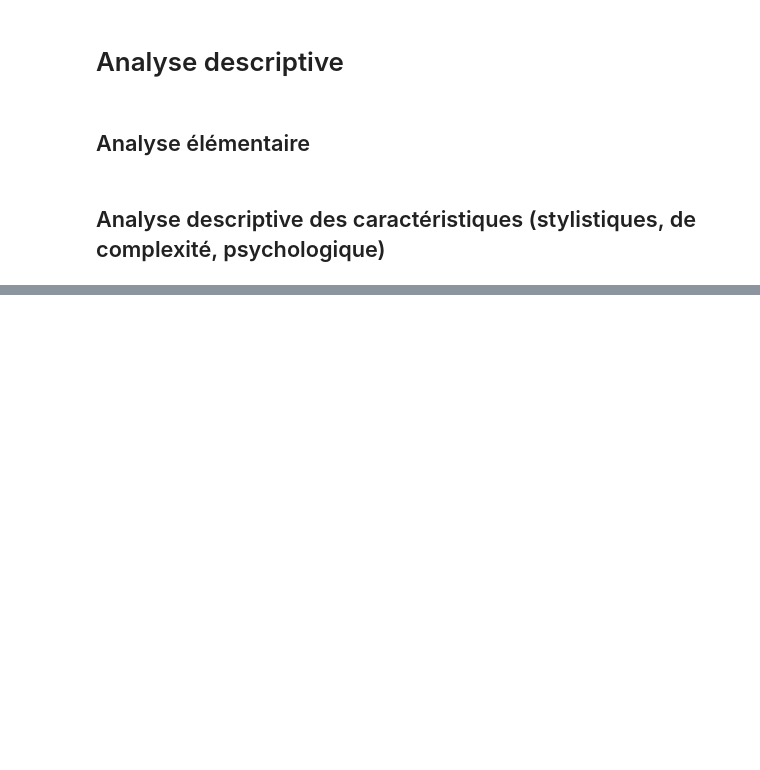
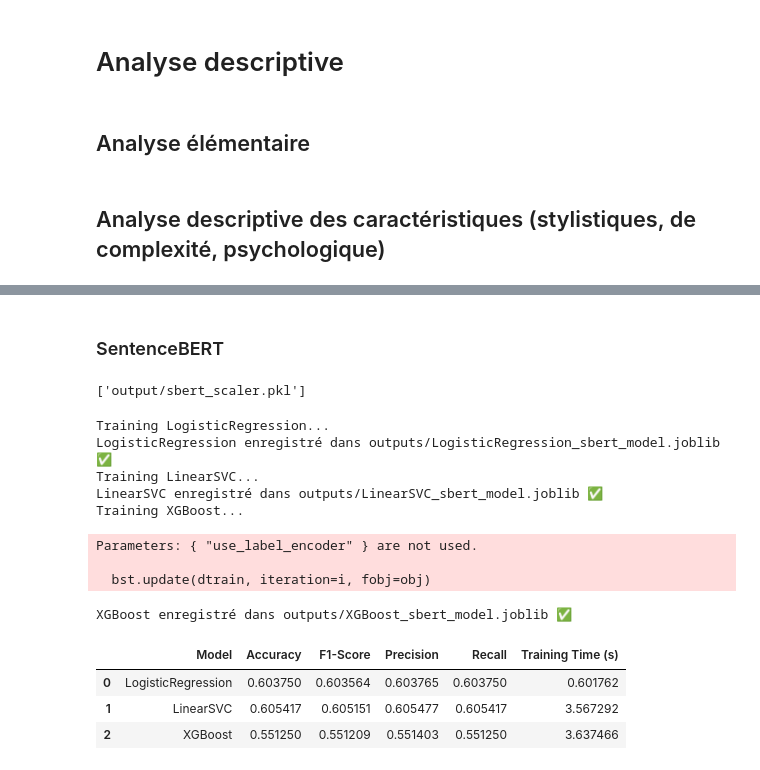
Before and after one commit to AminaManseur29/ENSAE_NLP_project, a Jupyter notebook: notebook.ipynb, the cells around one changed output, grey strips where cells are left out. Cells and saved outputs as stored; diff of their text form; code cells hidden in the pictures; blank space fills up the shorter version.

```diff
--- a/notebook.ipynb
+++ b/notebook.ipynb
@@ -772,0 +1013,79 @@ disp.plot()
+# %% [markdown]
+### SentenceBERT
+# %%
+x_train_sbert = train_df['sbert_embedding']
+y_train_sbert = train_df['labels']
+# %%
+x_test_sbert = test_df['sbert_embedding']
+y_test_sbert = test_df['labels']
+# %%
+# Normalisation des embeddings
+scaler = StandardScaler()
+x_train_sbert_scaled = scaler.fit_transform(np.array(x_train_sbert.to_list()))
+x_test_sbert_scaled = scaler.transform(np.array(x_test_sbert.to_list()))
+# %%
+# Sauvegarde du scaler
+joblib.dump(scaler, 'output/sbert_scaler.pkl')
+# %% [output]
+['output/sbert_scaler.pkl']
+# %%
+y_test_sbert = np.array(y_test_sbert.to_list())
+y_train_sbert = np.array(y_train_sbert.to_list())
+# %%
+# Définir tes modèles
+models = {
+    "LogisticRegression": LogisticRegression(max_iter=1000, random_state=42),
+    "LinearSVC": LinearSVC(max_iter=10000, random_state=42),
+    "XGBoost": XGBClassifier(use_label_encoder=False, eval_metric='logloss', random_state=42)
+}
+
+# Pour stocker les résultats
+results = []
+
+# Créer dossier output si pas encore créé
+os.makedirs('outputs/sbert', exist_ok=True)
+
+# Entraîner et évaluer chaque modèle
+for name, model in models.items():
+    print(f"Training {name}...")
+    start_time = time.time()
+    model.fit(x_train_sbert_scaled, y_train_sbert)
+    training_time = time.time() - start_time
+    y_pred = model.predict(x_test_sbert_scaled)
+
+    acc = accuracy_score(y_test_sbert, y_pred)
+    f1 = f1_score(y_test_sbert, y_pred, average="weighted")
+    precision = precision_score(y_test_sbert, y_pred, average="weighted")
+    recall = recall_score(y_test_sbert, y_pred, average="weighted")
+
+    # Stocker les résultats
+    results.append({
+        "Model": name,
+        "Accuracy": acc,
+        "F1-Score": f1,
+        "Precision": precision,
+        "Recall": recall,
+        "Training Time (s)": training_time
+    })
+
+     # Sauvegarder le modèle entraîné
+    joblib.dump(model, f"outputs/{name}_sbert_model.joblib")
+    print(f"{name} enregistré dans outputs/{name}_sbert_model.joblib ✅")
+
+# Mettre en forme dans un tableau
+results_df_sbert = pd.DataFrame(results)
+display(results_df_sbert)
+# %% [output]
+Training LogisticRegression...
+LogisticRegression enregistré dans outputs/LogisticRegression_sbert_model.joblib ✅
+Training LinearSVC...
+LinearSVC enregistré dans outputs/LinearSVC_sbert_model.joblib ✅
+Training XGBoost...
+Parameters: { "use_label_encoder" } are not used.
+
+  bst.update(dtrain, iteration=i, fobj=obj)
+XGBoost enregistré dans outputs/XGBoost_sbert_model.joblib ✅
+|  | Model | Accuracy | F1-Score | Precision | Recall | Training Time (s) |
+| 0 | LogisticRegression | 0.603750 | 0.603564 | 0.603765 | 0.603750 | 0.601762 |
+| 1 | LinearSVC | 0.605417 | 0.605151 | 0.605477 | 0.605417 | 3.567292 |
+| 2 | XGBoost | 0.551250 | 0.551209 | 0.551403 | 0.551250 | 3.637466 |
```
Also changed, not shown: parts of 65 cells of this notebook, 45 other files.
